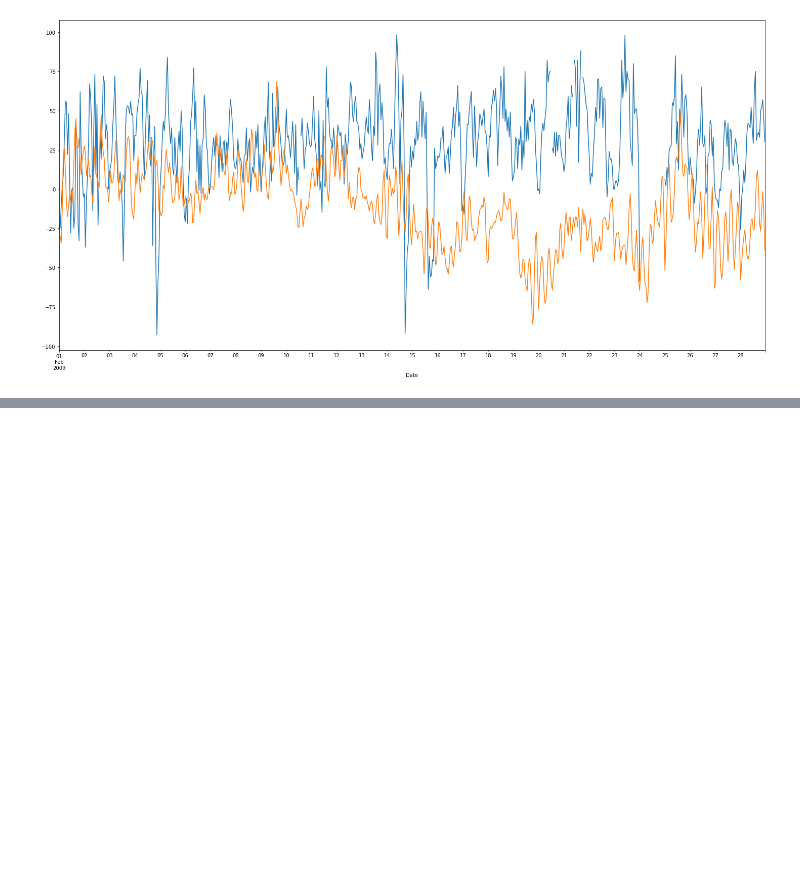
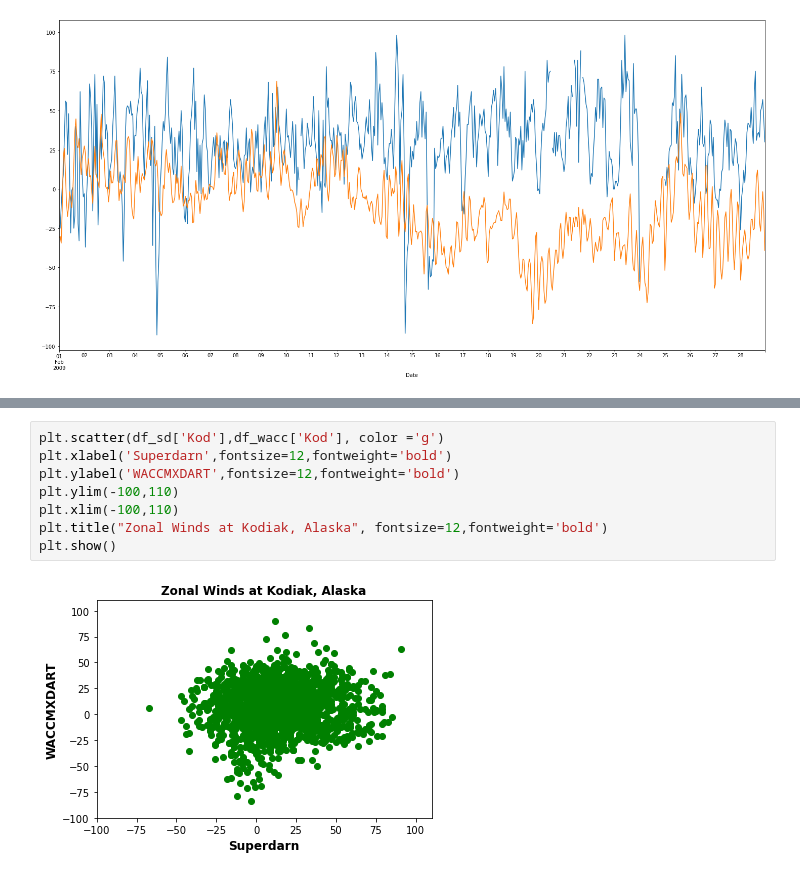
Before and after one commit to 7AlonsoRaikiri7/SummerREU, a Jupyter notebook: U_superdarn_waccmxdart_hrly.ipynb, the cells around one changed output, grey strips where cells are left out. Drawn from its saved outputs; the diff is of its cells as text; blank space fills up the shorter version.

```diff
--- a/U_superdarn_waccmxdart_hrly.ipynb
+++ b/U_superdarn_waccmxdart_hrly.ipynb
@@ -276,0 +349,10 @@ plt.figure(figsize=(25,12))
+# %%
+plt.scatter(df_sd['Kod'],df_wacc['Kod'], color ='g')
+plt.xlabel('Superdarn',fontsize=12,fontweight='bold')
+plt.ylabel('WACCMXDART',fontsize=12,fontweight='bold')
+plt.ylim(-100,110)
+plt.xlim(-100,110)
+plt.title("Zonal Winds at Kodiak, Alaska", fontsize=12,fontweight='bold')
+plt.show()
+# %% [output]
+[figure, added]
```
Also changed, not shown: parts of 13 cells of this notebook, 1 other file.
